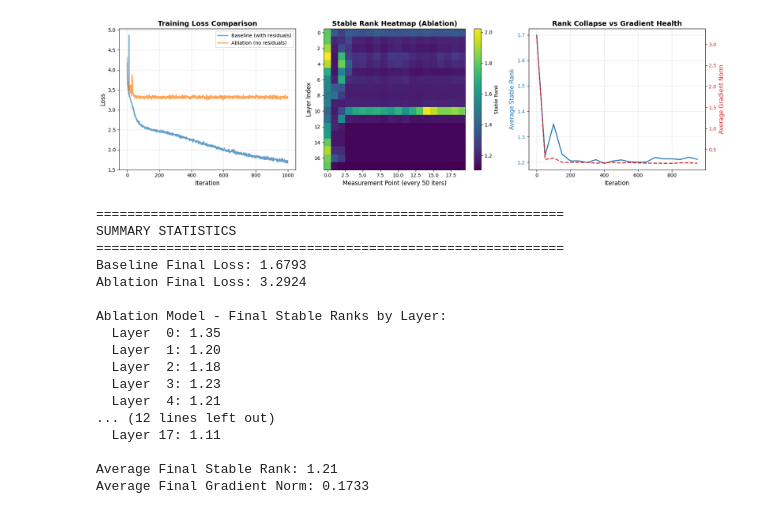
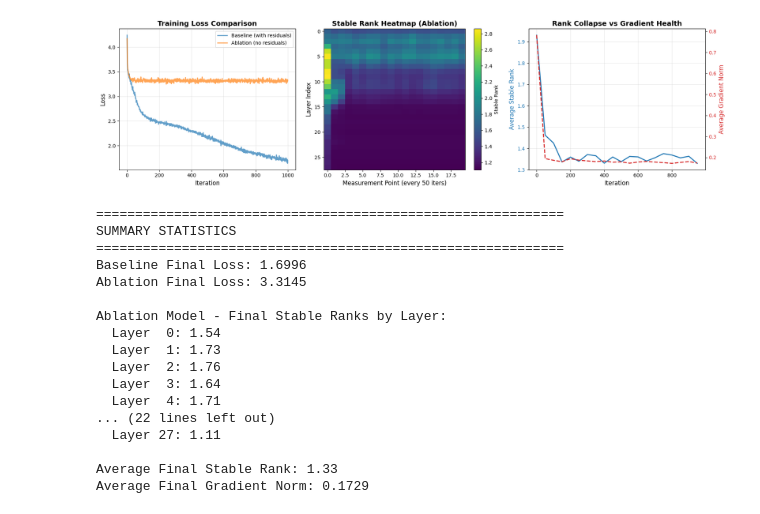
Before and after one commit to CodingYodha/4_gaps, a Jupyter notebook: nano-gpt-drc.ipynb, the cells around one changed output. Drawn from its saved outputs; the diff is of its cells as text; code cells hidden in the pictures.

Commit message:
Kaggle Notebook | nano_gpt_drc | Version 4 | 28 layers

```diff
--- a/nano-gpt-drc.ipynb
+++ b/nano-gpt-drc.ipynb
@@ -210,7 +210,7 @@ def main():
 
     block_size = 128
     batch_size = 64
-    n_layer = 18
+    n_layer = 28
     n_head = 6
     n_embd = 192
     num_iters = 1000
@@ -335,21 +335,21 @@ Iter 1000/1000, Loss: 3.2924
 
 Generating plots...
 Plots saved as 'rank_collapse_analysis.png'
-[figure, old version]
+[figure, new version]
 ============================================================
 SUMMARY STATISTICS
 ============================================================
-Baseline Final Loss: 1.6793
-Ablation Final Loss: 3.2924
+Baseline Final Loss: 1.6996
+Ablation Final Loss: 3.3145
 
 Ablation Model - Final Stable Ranks by Layer:
-  Layer  0: 1.35
-  Layer  1: 1.20
-  Layer  2: 1.18
-  Layer  3: 1.23
-  Layer  4: 1.21
-... (12 lines left out)
-  Layer 17: 1.11
+  Layer  0: 1.54
+  Layer  1: 1.73
+  Layer  2: 1.76
+  Layer  3: 1.64
+  Layer  4: 1.71
+... (22 lines left out)
+  Layer 27: 1.11
 
-Average Final Stable Rank: 1.21
-Average Final Gradient Norm: 0.1733
+Average Final Stable Rank: 1.33
+Average Final Gradient Norm: 0.1729
```
Also changed, not shown: parts of 1 cell of this notebook.
